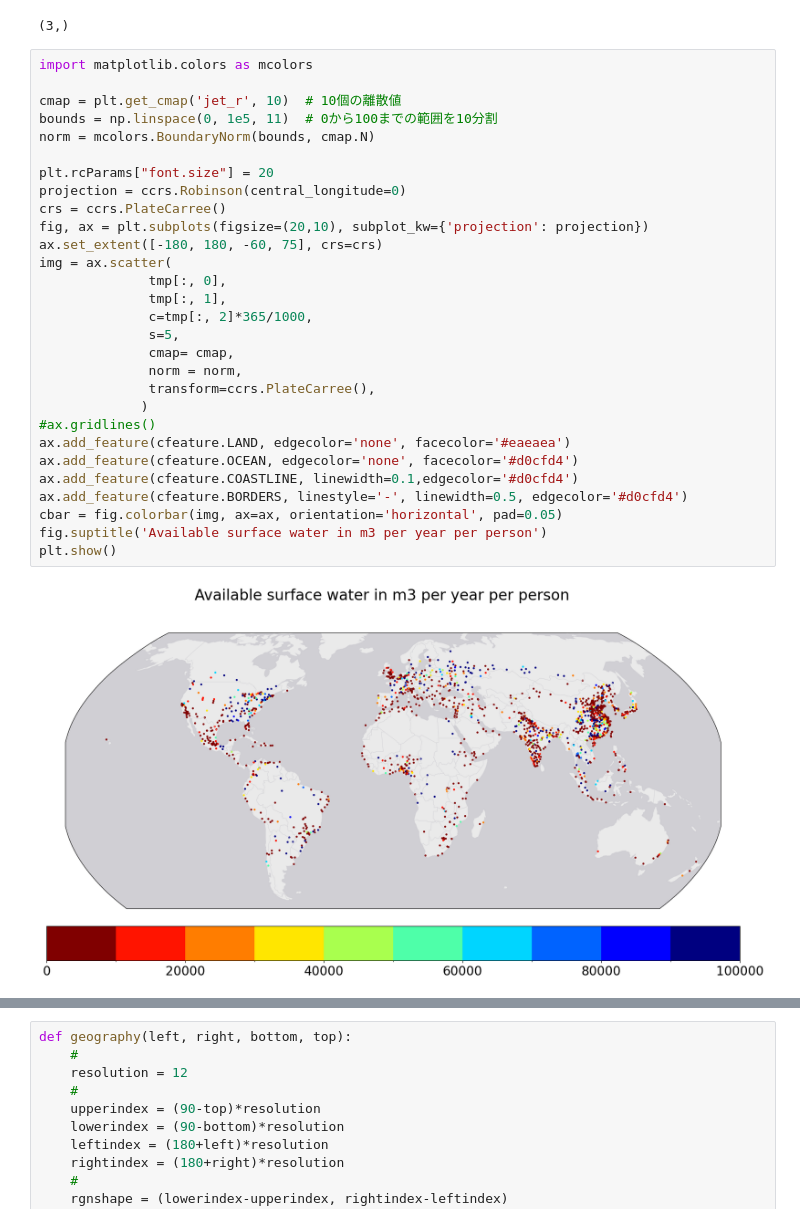
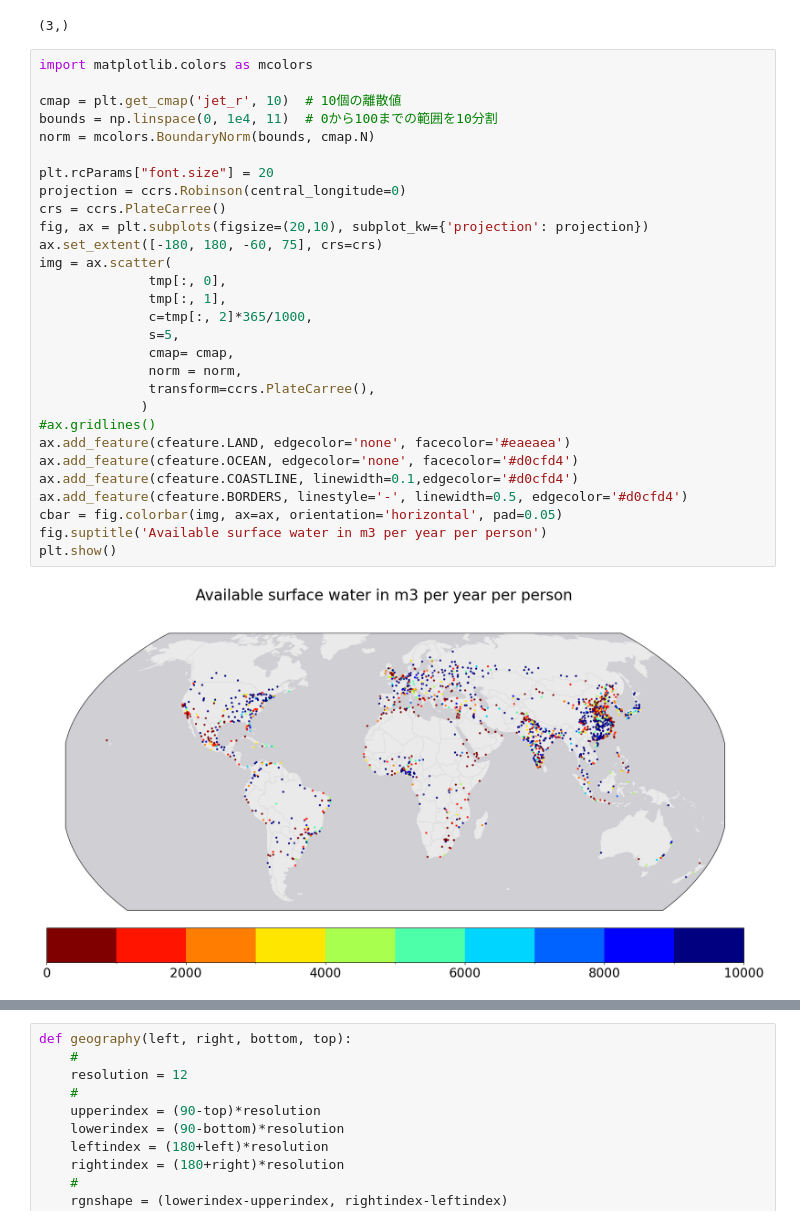
Before and after one commit to HalKiyo/h08_urban, a Jupyter notebook: wsi/pst/ldp_city_grid.ipynb, the cells around one changed output, grey strips where cells are left out. Cells and saved outputs as stored; diff of their text form.

```diff
--- a/wsi/pst/ldp_city_grid.ipynb
+++ b/wsi/pst/ldp_city_grid.ipynb
@@ -13,32 +13,32 @@ print(tmp[2].shape)
 # %%
 import matplotlib.colors as mcolors
 
 cmap = plt.get_cmap('jet_r', 10)  # 10個の離散値
-bounds = np.linspace(0, 1e5, 11)  # 0から100までの範囲を10分割
+bounds = np.linspace(0, 1e4, 11)  # 0から100までの範囲を10分割
 norm = mcolors.BoundaryNorm(bounds, cmap.N)
 
 plt.rcParams["font.size"] = 20
 projection = ccrs.Robinson(central_longitude=0)
 crs = ccrs.PlateCarree()
 fig, ax = plt.subplots(figsize=(20,10), subplot_kw={'projection': projection})
 ax.set_extent([-180, 180, -60, 75], crs=crs)
 img = ax.scatter(
               tmp[:, 0],
               tmp[:, 1],
               c=tmp[:, 2]*365/1000,
               s=5,
               cmap= cmap,
               norm = norm,
               transform=ccrs.PlateCarree(),
              )
 #ax.gridlines()
 ax.add_feature(cfeature.LAND, edgecolor='none', facecolor='#eaeaea')
 ax.add_feature(cfeature.OCEAN, edgecolor='none', facecolor='#d0cfd4')
 ax.add_feature(cfeature.COASTLINE, linewidth=0.1,edgecolor='#d0cfd4')
 ax.add_feature(cfeature.BORDERS, linestyle='-', linewidth=0.5, edgecolor='#d0cfd4')
 cbar = fig.colorbar(img, ax=ax, orientation='horizontal', pad=0.05)
 fig.suptitle('Available surface water in m3 per year per person')
 plt.show()
 # %% [output]
-[figure, old version]
+[figure, new version]
 # %%
```
Also changed, not shown: parts of 10 cells of this notebook.
